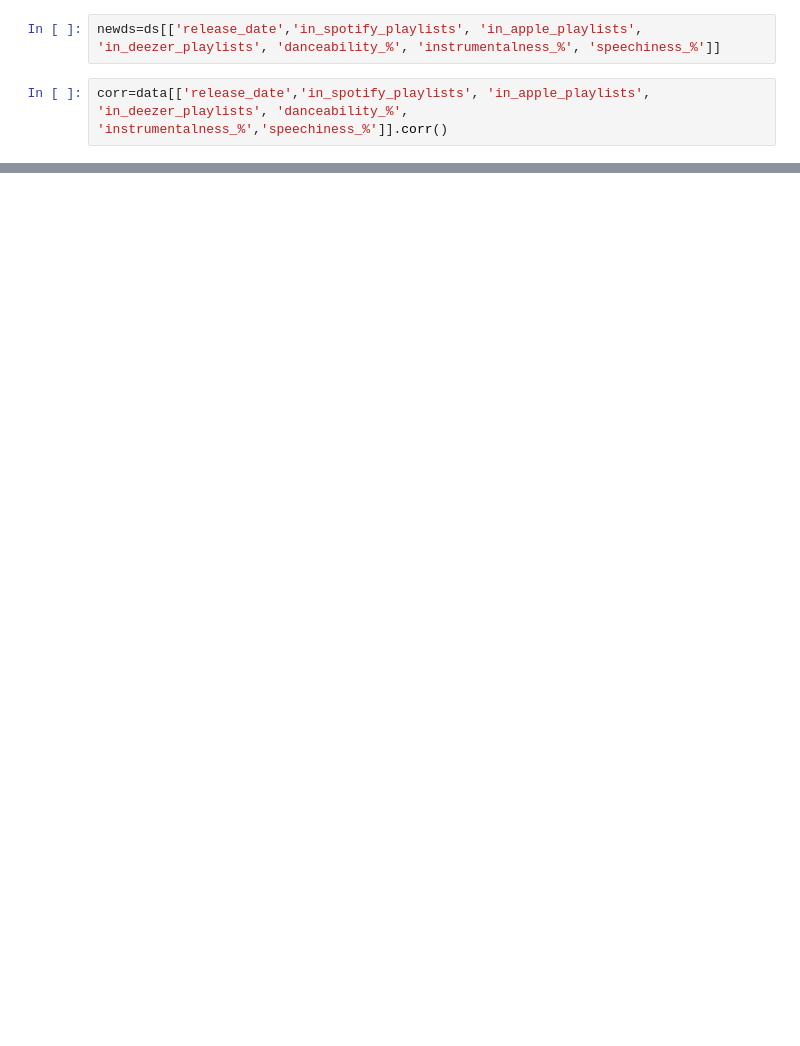
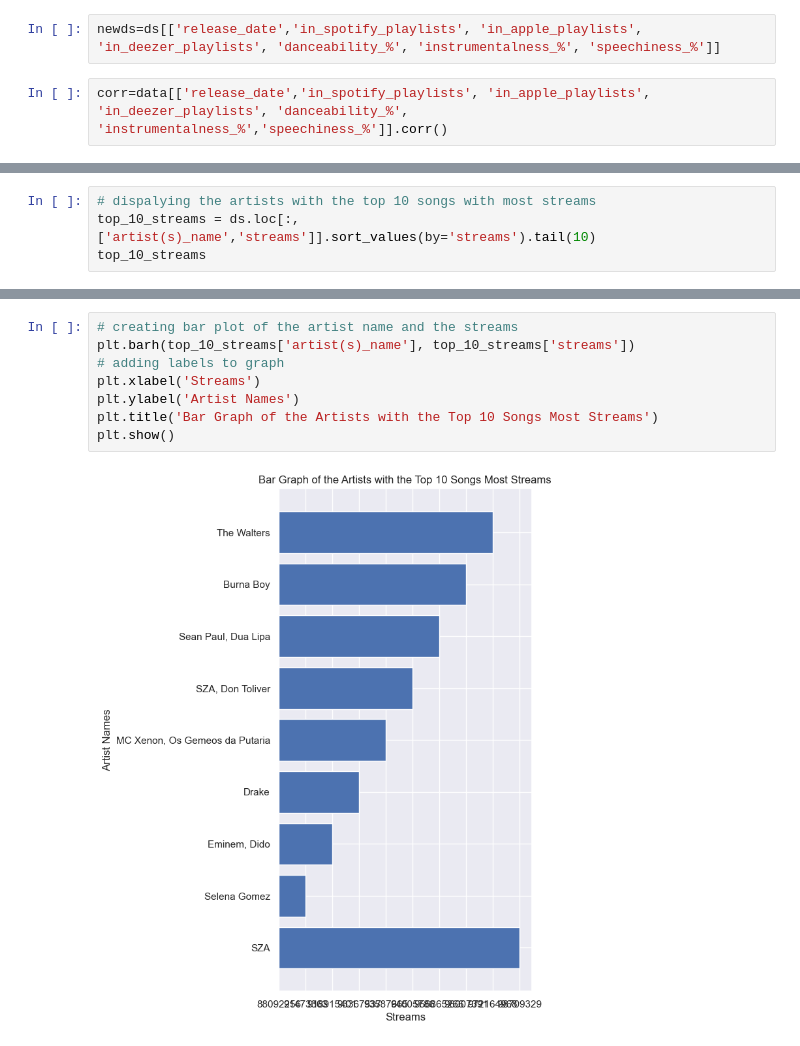
Before and after one commit to ToshiroHJJZ/DS_Final_Project, a Jupyter notebook: Final_Project.ipynb, the cells around one changed output, grey strips where cells are left out. Cells and saved outputs as stored; diff of their text form; blank space fills up the shorter version.

```diff
--- a/Final_Project.ipynb
+++ b/Final_Project.ipynb
@@ -242,0 +296,4 @@ Both population in spotify and deezer seem to have a more similar likings for th
+# %%
+# dispalying the artists with the top 10 songs with most streams
+top_10_streams = ds.loc[:,['artist(s)_name','streams']].sort_values(by='streams').tail(10)
+top_10_streams
@@ -242,0 +312,10 @@ Both population in spotify and deezer seem to have a more similar likings for th
+# %%
+# creating bar plot of the artist name and the streams
+plt.barh(top_10_streams['artist(s)_name'], top_10_streams['streams'])
+# adding labels to graph
+plt.xlabel('Streams')
+plt.ylabel('Artist Names')
+plt.title('Bar Graph of the Artists with the Top 10 Songs Most Streams')
+plt.show()
+# %% [output]
+[figure, added]
```
Also changed, not shown: parts of 50 cells of this notebook.
